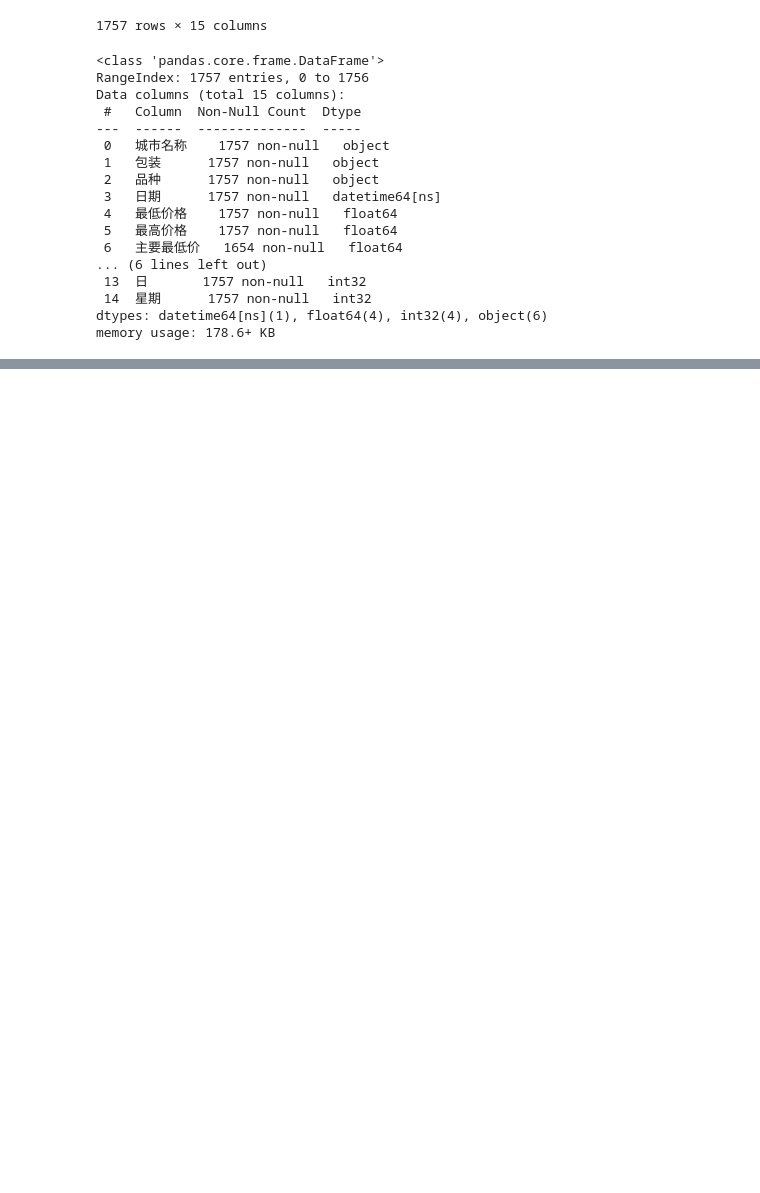
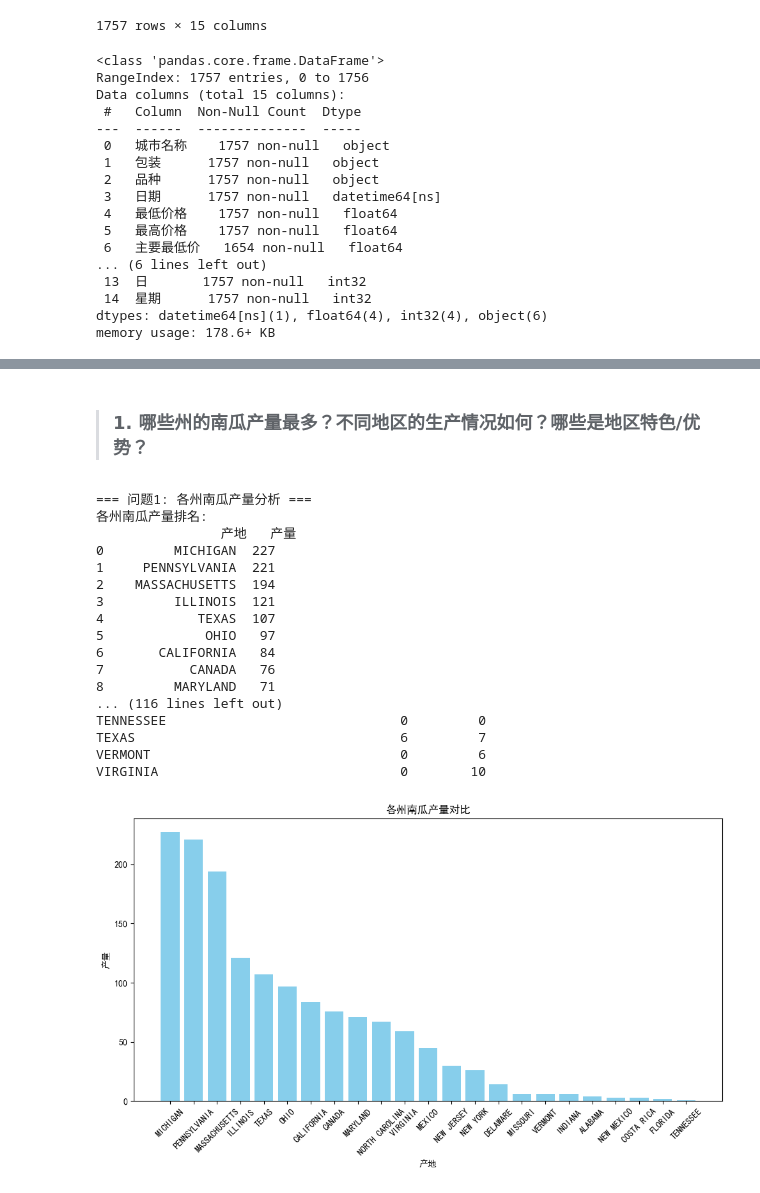
Before and after one commit to liushisi7/liushisi7_xiaoxueqi_renmeng, a Jupyter notebook: 作业二/matplotlib_数据可视化.ipynb, the cells around one changed output, grey strips where cells are left out. Saved outputs shown, nothing was run; the diff lists cells and outputs as text; code cells hidden in the pictures; blank space fills up the shorter version.

```diff
--- a/作业二/matplotlib_数据可视化.ipynb
+++ b/作业二/matplotlib_数据可视化.ipynb
@@ -242,0 +286,6 @@ data.describe()
+# %%
+# 去除异常值
+q1 = data['均价'].quantile(0.25)
+q3 = data['均价'].quantile(0.75)
+iqr = q3 - q1
+data = data[~((data['均价'] < (q1 - 1.5 * iqr)) | (data['均价'] > (q3 + 1.5 * iqr)))]
@@ -242,0 +317,49 @@ data.describe()
+# %% [markdown]
+>### 1. 哪些州的南瓜产量最多？不同地区的生产情况如何？哪些是地区特色/优势？
+# %%
+print("=== 问题1: 各州南瓜产量分析 ===")
+# 按产地统计产量
+origin_production = data['产地'].value_counts().reset_index(name='产量')
+origin_production = origin_production.sort_values('产量', ascending=False)
+print("各州南瓜产量排名:")
+print(origin_production)
+
+# 各产地的物品尺寸分布
+origin_size_dist = data.groupby(['产地', '物品尺寸'])['物品尺寸'].count().unstack(fill_value=0)
+print("\n各产地南瓜尺寸分布:")
+print(origin_size_dist)
+
+# 各产地的品种分布
+origin_variety_dist = data.groupby(['产地', '品种'])['品种'].count().unstack(fill_value=0)
+print("\n各产地南瓜品种分布:")
+print(origin_variety_dist)
+
+# 可视化产量排名
+plt.figure(figsize=(10, 6))
+plt.bar(origin_production['产地'], origin_production['产量'], color='skyblue')
+plt.title('各州南瓜产量对比')
+plt.xlabel('产地')
+plt.ylabel('产量')
+plt.xticks(rotation=45)
+plt.tight_layout()
+plt.savefig('image/origin_production.png')
+plt.show()
+# %% [output]
+=== 问题1: 各州南瓜产量分析 ===
+各州南瓜产量排名:
+                产地   产量
+0         MICHIGAN  227
+1     PENNSYLVANIA  221
+2    MASSACHUSETTS  194
+3         ILLINOIS  121
+4            TEXAS  107
+5             OHIO   97
+6       CALIFORNIA   84
+7           CANADA   76
+8         MARYLAND   71
+... (116 lines left out)
+TENNESSEE                              0         0
+TEXAS                                  6         7
+VERMONT                                0         6
+VIRGINIA                               0        10
+[figure, added]
```
Also changed, not shown: parts of 32 cells of this notebook, 6 other files.
